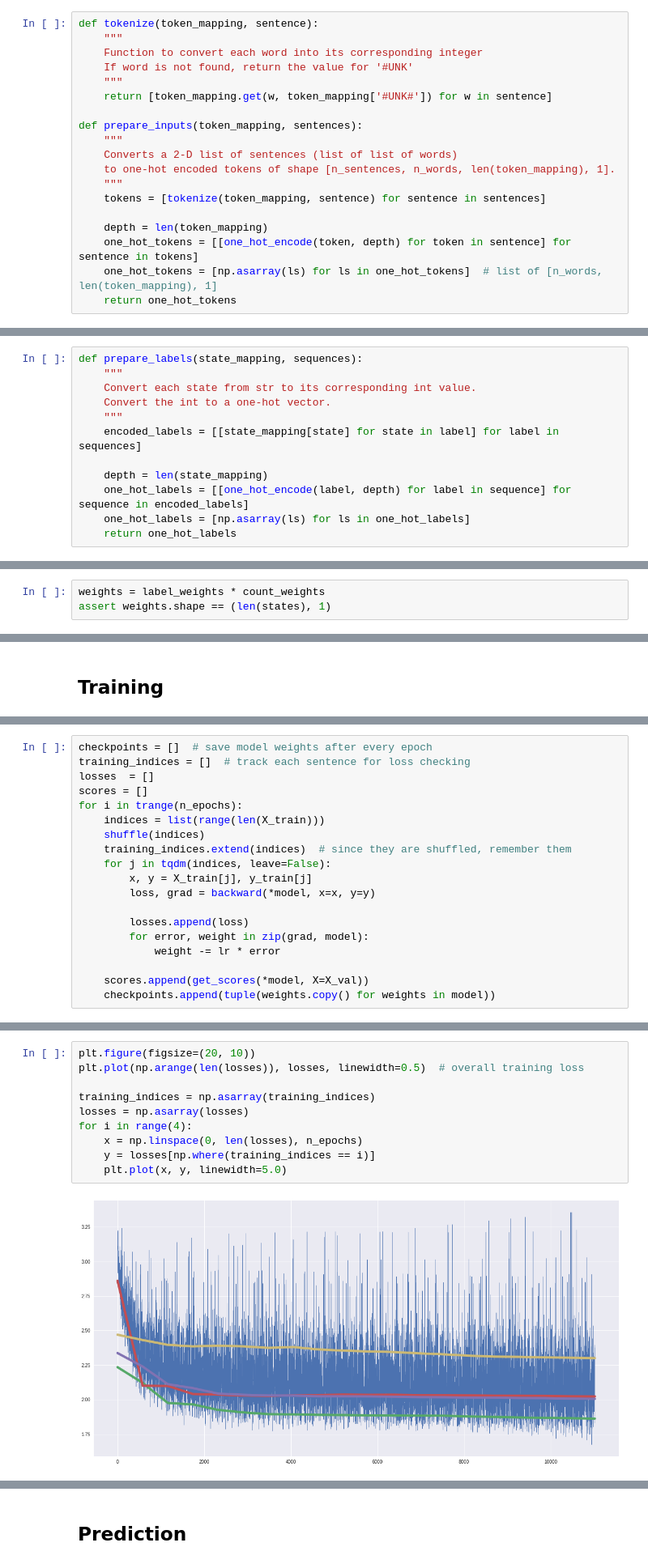
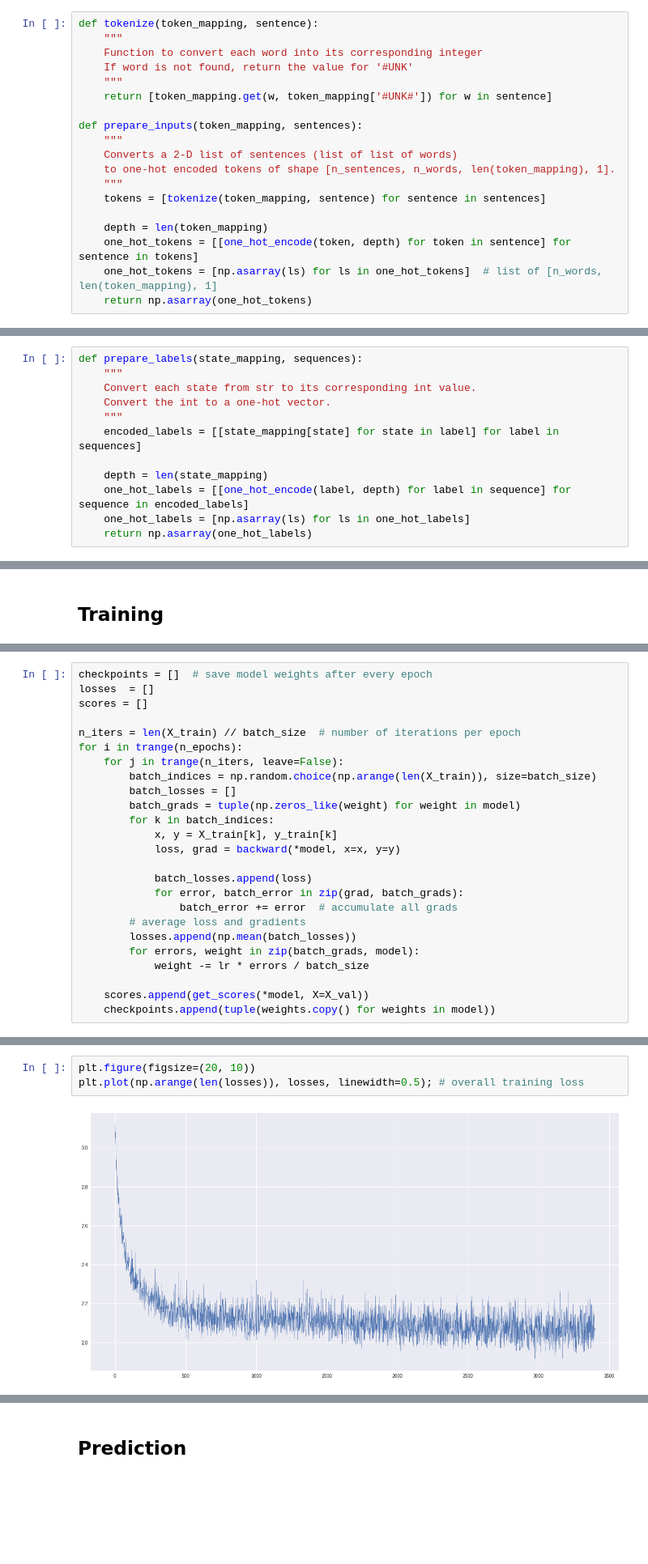
Before and after one commit to kohjingyu/hidden-markov-model, a Jupyter notebook: Part5.ipynb, the cells around one changed output, grey strips where cells are left out. Shown at 81% size. Cells and saved outputs as stored; diff of their text form; blank space fills up the shorter version.

Commit message:
Add batch training and results for Part 5

```diff
--- a/Part5.ipynb
+++ b/Part5.ipynb
@@ -138,7 +171,7 @@ def prepare_inputs(token_mapping, sentences):
     depth = len(token_mapping)
     one_hot_tokens = [[one_hot_encode(token, depth) for token in sentence] for sentence in tokens]
     one_hot_tokens = [np.asarray(ls) for ls in one_hot_tokens]  # list of [n_words, len(token_mapping), 1]
-    return one_hot_tokens
+    return np.asarray(one_hot_tokens)
 # %%
 min_freq = 0
 
@@ -171,7 +204,7 @@ def prepare_labels(state_mapping, sequences):
     depth = len(state_mapping)
     one_hot_labels = [[one_hot_encode(label, depth) for label in sequence] for sequence in encoded_labels]
     one_hot_labels = [np.asarray(ls) for ls in one_hot_labels]
-    return one_hot_labels
+    return np.asarray(one_hot_labels)
 # %%
 state_mapping = {state: i for i, state in enumerate(states)}
 state_mapping
@@ -402,6 +392,3 @@ label_weights = np.asarray(list(label_weights.values())).reshape(-1, 1)
-# %%
-weights = label_weights * count_weights
-assert weights.shape == (len(states), 1)
 # %% [markdown]
 #### Gradients
 # %%
@@ -483,19 +480,25 @@ np.mean(np.array(y_pred) == np.array(y_true))
 # %%
 checkpoints = []  # save model weights after every epoch
-training_indices = []  # track each sentence for loss checking
 losses  = []
 scores = []
+
+n_iters = len(X_train) // batch_size  # number of iterations per epoch
 for i in trange(n_epochs):
-    indices = list(range(len(X_train)))
-    shuffle(indices)
-    training_indices.extend(indices)  # since they are shuffled, remember them
-    for j in tqdm(indices, leave=False):
-        x, y = X_train[j], y_train[j]
-        loss, grad = backward(*model, x=x, y=y)
+    for j in trange(n_iters, leave=False):
+        batch_indices = np.random.choice(np.arange(len(X_train)), size=batch_size)
+        batch_losses = []
+        batch_grads = tuple(np.zeros_like(weight) for weight in model)
+        for k in batch_indices:
+            x, y = X_train[k], y_train[k]
+            loss, grad = backward(*model, x=x, y=y)
 
-        losses.append(loss)
-        for error, weight in zip(grad, model):
-            weight -= lr * error
+            batch_losses.append(loss)
+            for error, batch_error in zip(grad, batch_grads):
+                batch_error += error  # accumulate all grads
+        # average loss and gradients
+        losses.append(np.mean(batch_losses))
+        for errors, weight in zip(batch_grads, model):
+            weight -= lr * errors / batch_size
 
     scores.append(get_scores(*model, X=X_val))
     checkpoints.append(tuple(weights.copy() for weights in model))
@@ -516,15 +519,8 @@ for i in trange(n_epochs):
 # %%
 plt.figure(figsize=(20, 10))
-plt.plot(np.arange(len(losses)), losses, linewidth=0.5)  # overall training loss
-
-training_indices = np.asarray(training_indices)
-losses = np.asarray(losses)
-for i in range(4):
-    x = np.linspace(0, len(losses), n_epochs)
-    y = losses[np.where(training_indices == i)]
-    plt.plot(x, y, linewidth=5.0)
+plt.plot(np.arange(len(losses)), losses, linewidth=0.5); # overall training loss
 # %% [output]
-[figure, old version]
+[figure, new version]
 # %%
 f_entity = [tup[0][-1] for tup in scores]
 f_type = [tup[1][-1] for tup in scores]
```
Also changed, not shown: parts of 16 cells of this notebook.
